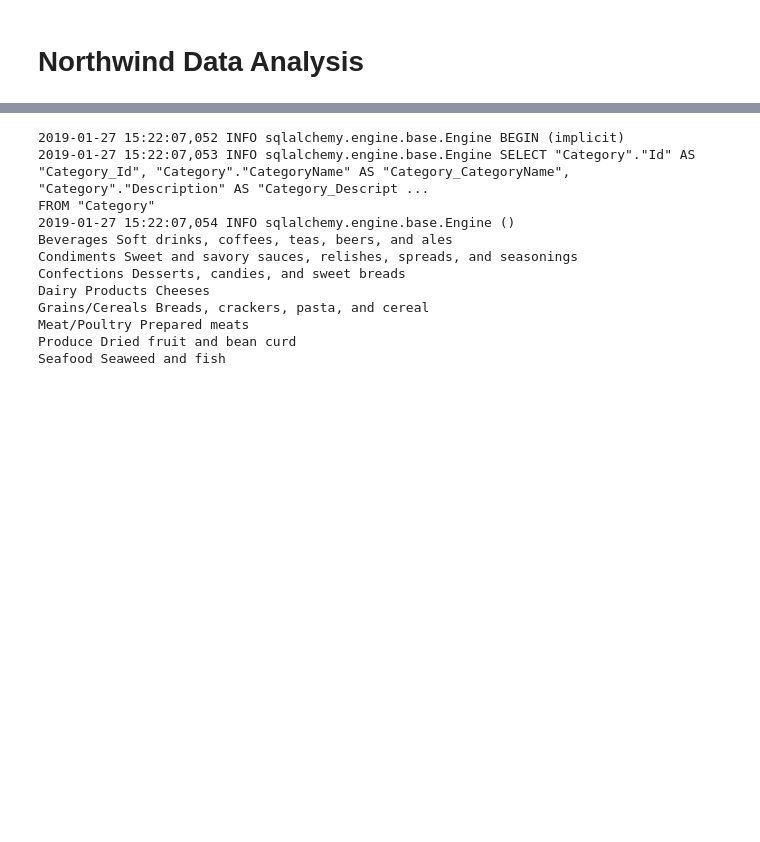
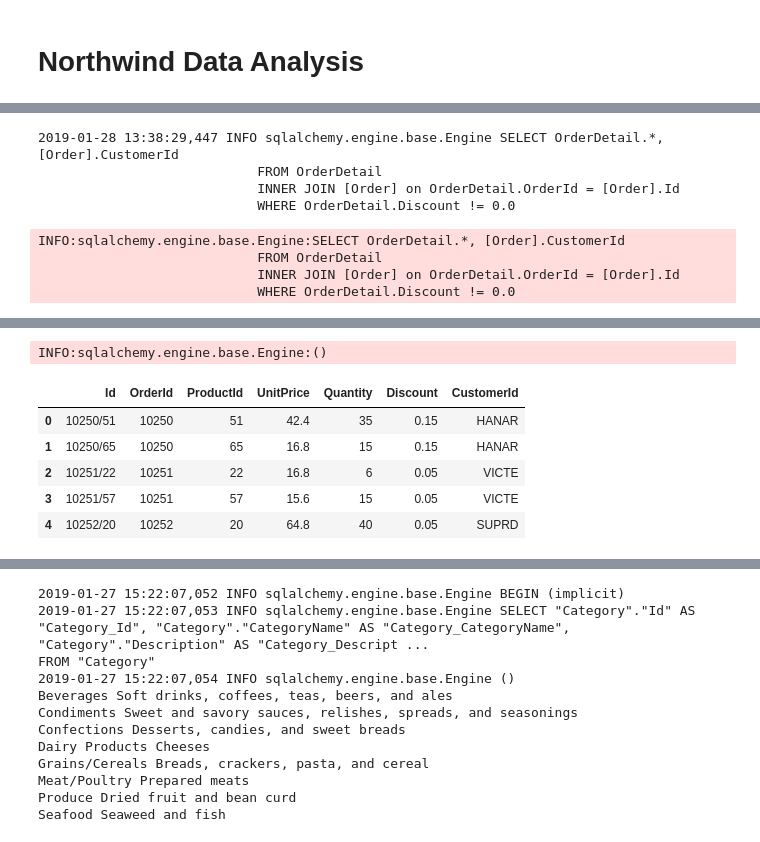
Before and after one commit to ssrosa/dsc-2-final-project-online-ds-pt-100118, a Jupyter notebook: student.ipynb, the cells around one changed output, grey strips where cells are left out. Cells and saved outputs as stored; diff of their text form; code cells hidden in the pictures; blank space fills up the shorter version.

```diff
--- a/student.ipynb
+++ b/student.ipynb
@@ -95,0 +103,16 @@ df.head()
+# %%
+df = pd.read_sql_query("""SELECT OrderDetail.*, [Order].CustomerId
+                            FROM OrderDetail
+                            INNER JOIN [Order] on OrderDetail.OrderId = [Order].Id
+                            WHERE OrderDetail.Discount != 0.0
+                        """, engine)
+df.head()
+# %% [output]
+2019-01-28 13:38:29,447 INFO sqlalchemy.engine.base.Engine SELECT OrderDetail.*, [Order].CustomerId
+                            FROM OrderDetail
+                            INNER JOIN [Order] on OrderDetail.OrderId = [Order].Id
+                            WHERE OrderDetail.Discount != 0.0
+INFO:sqlalchemy.engine.base.Engine:SELECT OrderDetail.*, [Order].CustomerId
+                            FROM OrderDetail
+                            INNER JOIN [Order] on OrderDetail.OrderId = [Order].Id
+                            WHERE OrderDetail.Discount != 0.0
@@ -95,0 +120,7 @@ df.head()
+INFO:sqlalchemy.engine.base.Engine:()
+|  | Id | OrderId | ProductId | UnitPrice | Quantity | Discount | CustomerId |
+| 0 | 10250/51 | 10250 | 51 | 42.4 | 35 | 0.15 | HANAR |
+| 1 | 10250/65 | 10250 | 65 | 16.8 | 15 | 0.15 | HANAR |
+| 2 | 10251/22 | 10251 | 22 | 16.8 | 6 | 0.05 | VICTE |
+| 3 | 10251/57 | 10251 | 57 | 15.6 | 15 | 0.05 | VICTE |
+| 4 | 10252/20 | 10252 | 20 | 64.8 | 40 | 0.05 | SUPRD |
```
Also changed, not shown: parts of 23 cells of this notebook.
